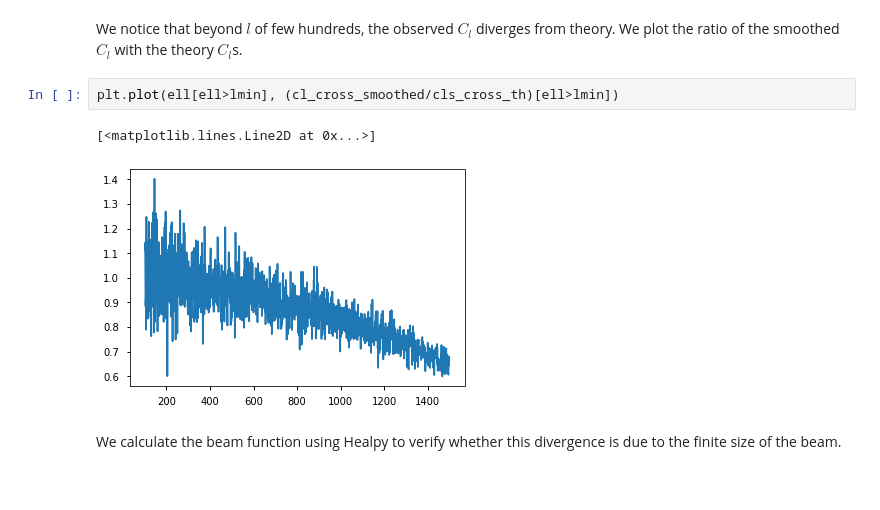
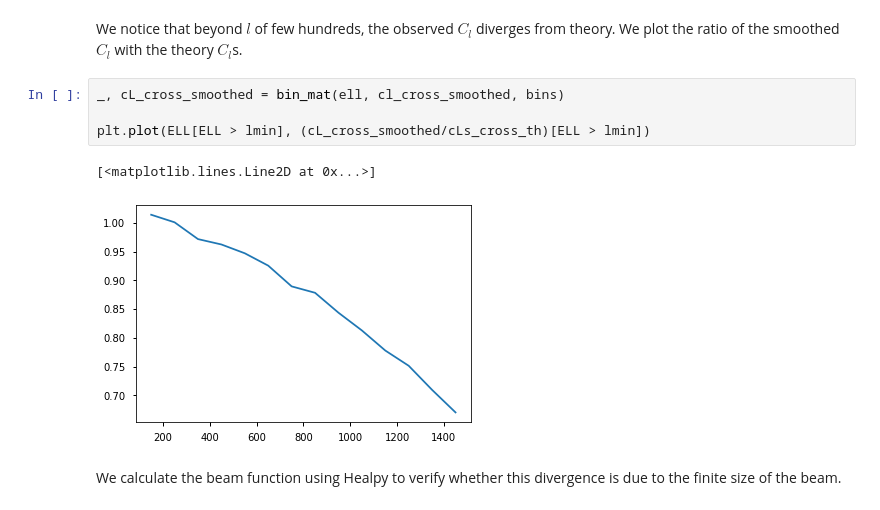
Before and after one commit to tanveerkarim/desi-lensing-cc, a Jupyter notebook: systematic-tests.ipynb, the cells around one changed output. Saved outputs shown, nothing was run; the diff lists cells and outputs as text.

```diff
--- a/systematic-tests.ipynb
+++ b/systematic-tests.ipynb
@@ -477,10 +477,12 @@ plot_powerspectra(cl_cross_smoothed, 'kg', label = "CMB X ELG Smoothed")
 # %% [markdown]
 We notice that beyond $l$ of few hundreds, the observed $C_l$ diverges from theory. We plot the ratio of the smoothed $C_l$ with the theory $C_l$s.
-# %%
-plt.plot(ell[ell>lmin], (cl_cross_smoothed/cls_cross_th)[ell>lmin])
-# %% [output]
-[<matplotlib.lines.Line2D at 0x...>]
-[figure, removed]
+# %%
+_, cL_cross_smoothed = bin_mat(ell, cl_cross_smoothed, bins)
+
+plt.plot(ELL[ELL > lmin], (cL_cross_smoothed/cLs_cross_th)[ELL > lmin])
+# %% [output]
+[<matplotlib.lines.Line2D at 0x...>]
+[figure, added]
 # %% [markdown]
 We calculate the beam function using Healpy to verify whether this divergence is due to the finite size of the beam.
 # %%
```
Also changed, not shown: parts of 27 cells of this notebook.
